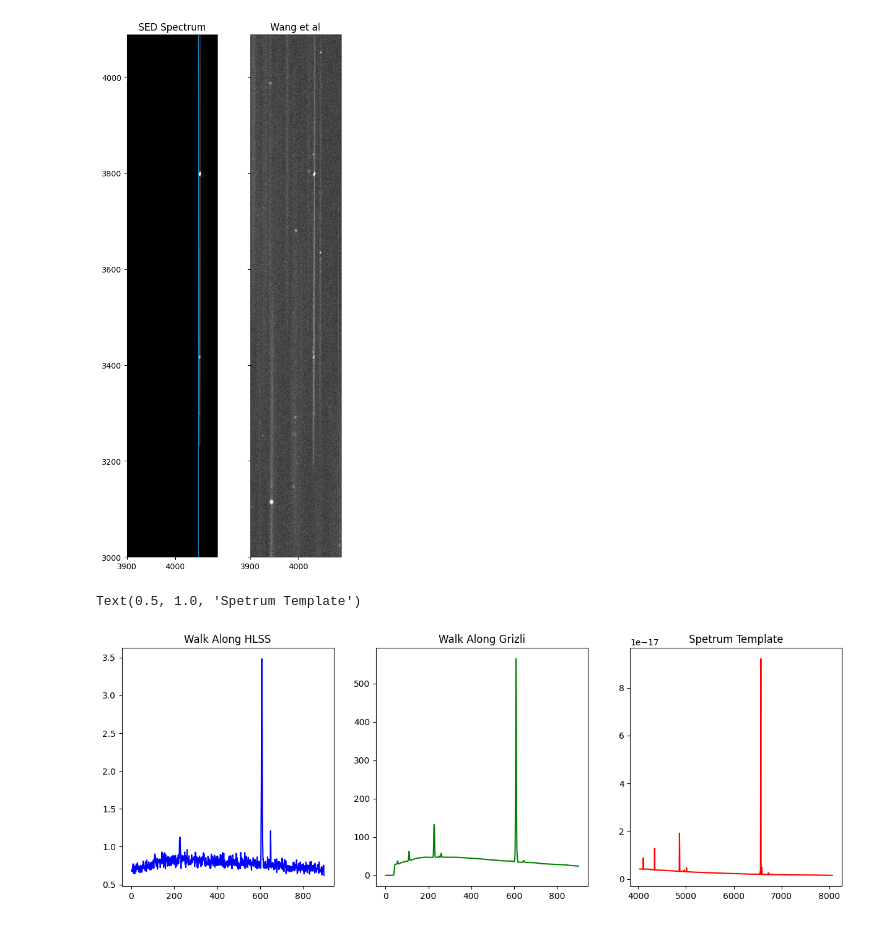
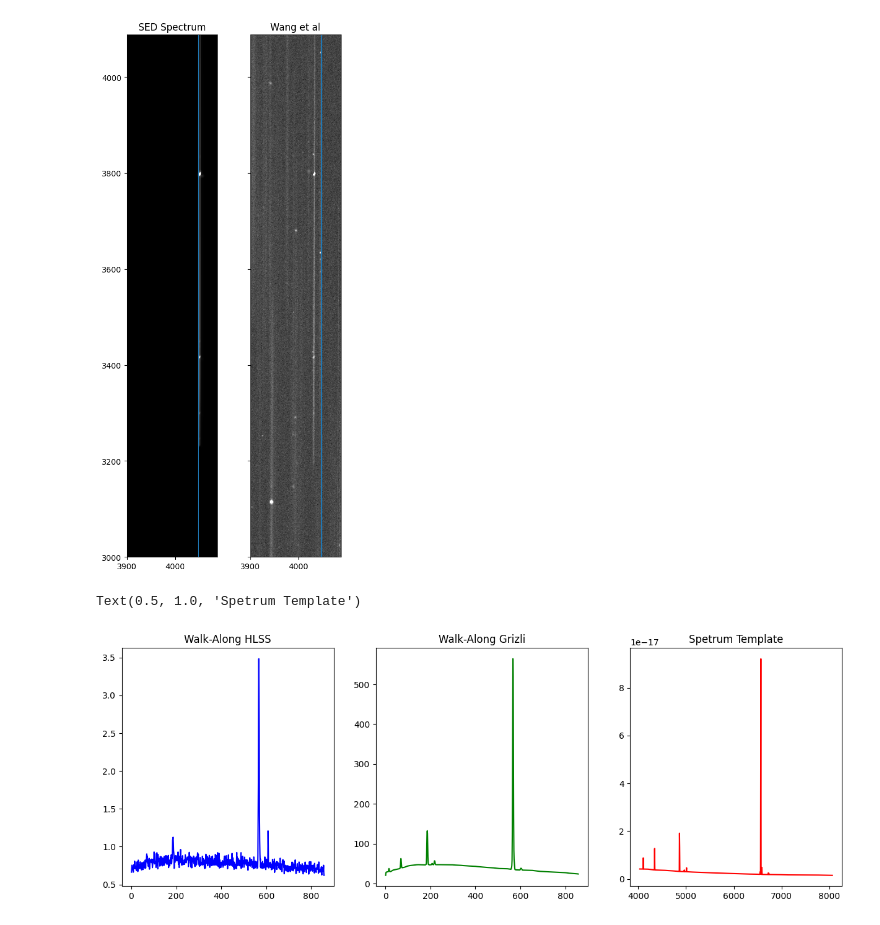
Before and after one commit to keithbuckholz/summer-roman-project, a Jupyter notebook: 4) FOV0_sims/notebooks/walk-along-spectrum-extraction.ipynb, the cells around one changed output. Cells and saved outputs as stored; diff of their text form; code cells hidden in the pictures.

```diff
--- a/4) FOV0_sims/notebooks/walk-along-spectrum-extraction.ipynb
+++ b/4) FOV0_sims/notebooks/walk-along-spectrum-extraction.ipynb
@@ -32,34 +32,34 @@ ax3.set_title("Wang et al")
 ax3.set_yticklabels([])
 
 ax2.axvline(4048)
+ax3.axvline(4048)
 
 fig.tight_layout()
 # %% [output]
-[figure, old version]
+[figure, new version]
 # %%
 # Walk along HLSS
-hlss_cutout = hlss_data[3190:, 4031:4038]
+hlss_cutout = hlss_data[3231:, 4031:4038]
 steps = hlss_cutout.shape[0]
-hlss_flux = [np.max(hlss_cutout[ii, :])for ii in range(steps)]
+hlss_flux = np.asarray([np.max(hlss_cutout[ii, :])for ii in range(steps)])
 x = np.linspace(1, steps, steps)
 
 # Walk along Grizli
-grizli_cutout = grizli_data[3190:, 4048:4055]
+grizli_cutout = grizli_data[3231:, 4048:4055]
 steps = grizli_cutout.shape[0]
-grizli_flux = [np.max(grizli_cutout[ii, :])for ii in range(steps)]
-x = np.linspace(1, steps, steps)
+grizli_flux = np.asarray([np.max(grizli_cutout[ii, :])for ii in range(steps)])
 
 # Plot walk along against template
 fig, (ax1, ax2, ax3) = plt.subplots(1, 3, figsize=(15,5))
 
 ax1.plot(x, hlss_flux, c='b')
-ax1.set_title("Walk Along HLSS")
+ax1.set_title("Walk-Along HLSS")
 
 ax2.plot(x, grizli_flux, c='g')
-ax2.set_title("Walk Along Grizli")
+ax2.set_title("Walk-Along Grizli")
 
 ax3.plot(spec_temp["wavelength"], spec_temp["flux"], c='r')
 ax3.set_title("Spetrum Template")
 # %% [output]
 Text(0.5, 1.0, 'Spetrum Template')
-[figure, old version]
+[figure, new version]
```
Also changed, not shown: parts of 1 cell of this notebook, 14 other files.
